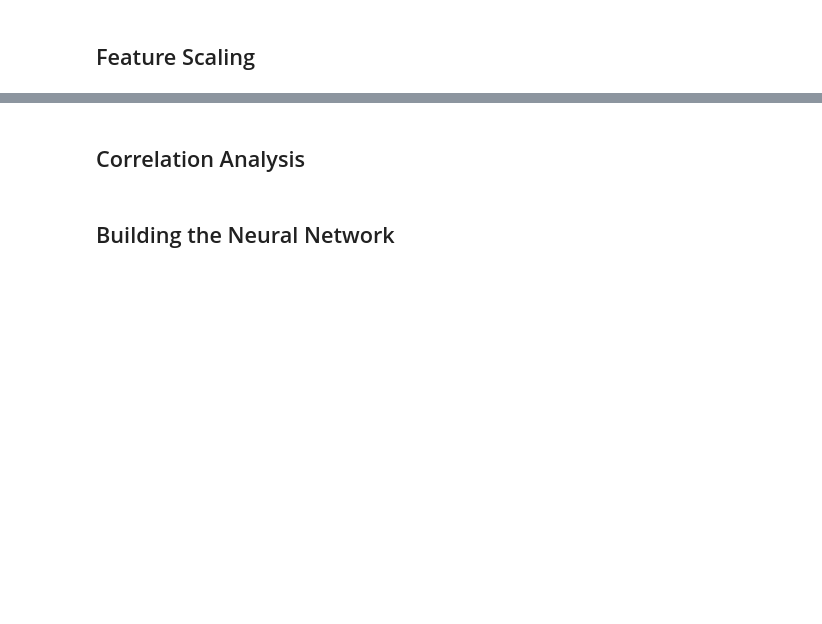
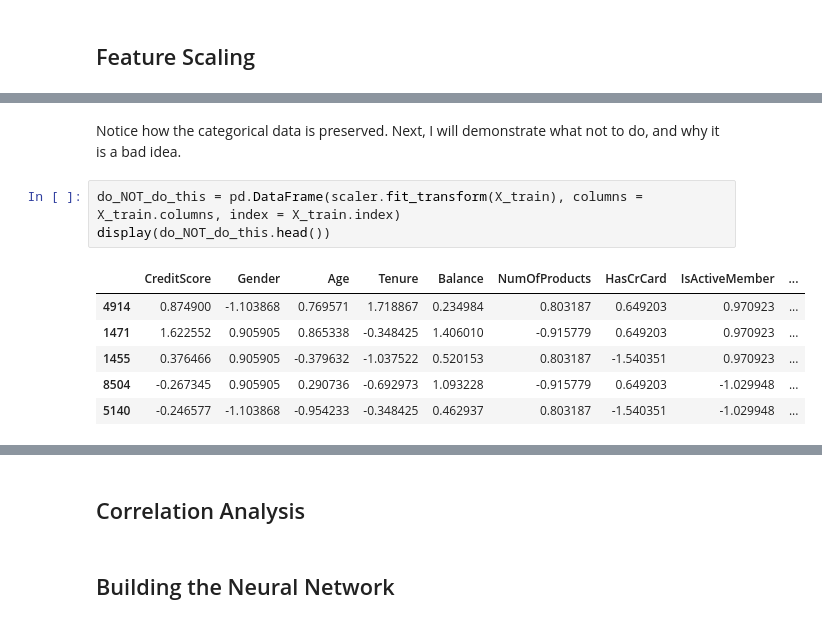
Before and after one commit to Fearless-Badger/Customer-Churn-Analysis, a Jupyter notebook: analysis/churn_analysis.ipynb, the cells around one changed output, grey strips where cells are left out. Cells and saved outputs as stored; diff of their text form; blank space fills up the shorter version.

```diff
--- a/analysis/churn_analysis.ipynb
+++ b/analysis/churn_analysis.ipynb
@@ -270,0 +419,12 @@ display(fin_df.iloc[0 : 5])
+# %% [markdown]
+Notice how the categorical data is preserved. Next, I will demonstrate what not to do, and why it is a bad idea.
+# %%
+do_NOT_do_this = pd.DataFrame(scaler.fit_transform(X_train), columns = X_train.columns, index = X_train.index)
+display(do_NOT_do_this.head())
+# %% [output]
+|  | CreditScore | Gender | Age | Tenure | Balance | NumOfProducts | HasCrCard | IsActiveMember | ... |
+| 4914 | 0.874900 | -1.103868 | 0.769571 | 1.718867 | 0.234984 | 0.803187 | 0.649203 | 0.970923 | ... |
+| 1471 | 1.622552 | 0.905905 | 0.865338 | -0.348425 | 1.406010 | -0.915779 | 0.649203 | 0.970923 | ... |
+| 1455 | 0.376466 | 0.905905 | -0.379632 | -1.037522 | 0.520153 | 0.803187 | -1.540351 | 0.970923 | ... |
+| 8504 | -0.267345 | 0.905905 | 0.290736 | -0.692973 | 1.093228 | -0.915779 | 0.649203 | -1.029948 | ... |
+| 5140 | -0.246577 | -1.103868 | -0.954233 | -0.348425 | 0.462937 | 0.803187 | -1.540351 | -1.029948 | ... |
```
Also changed, not shown: parts of 23 cells of this notebook, 1 other file.
